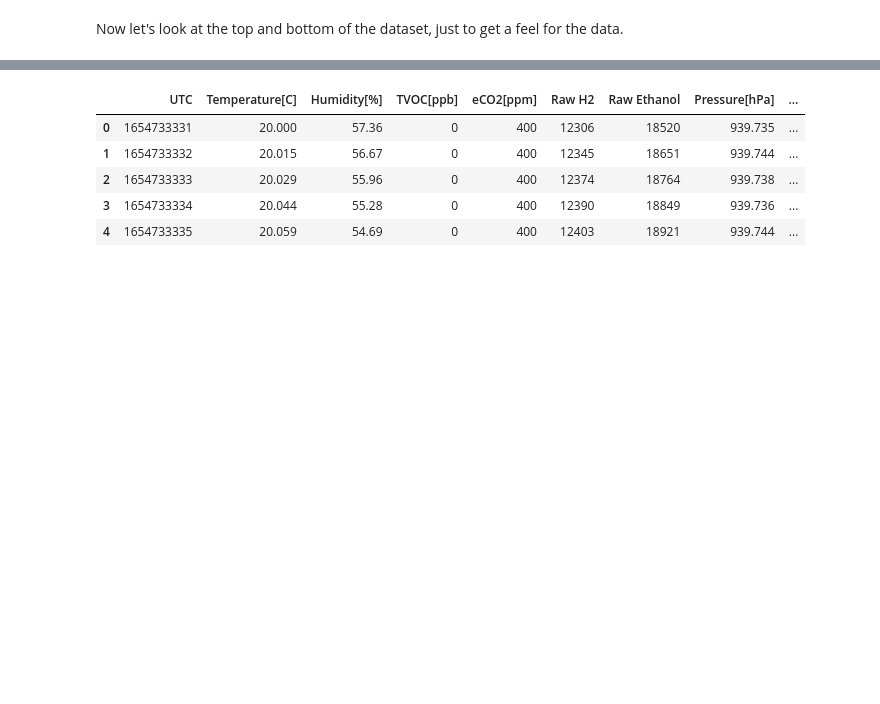
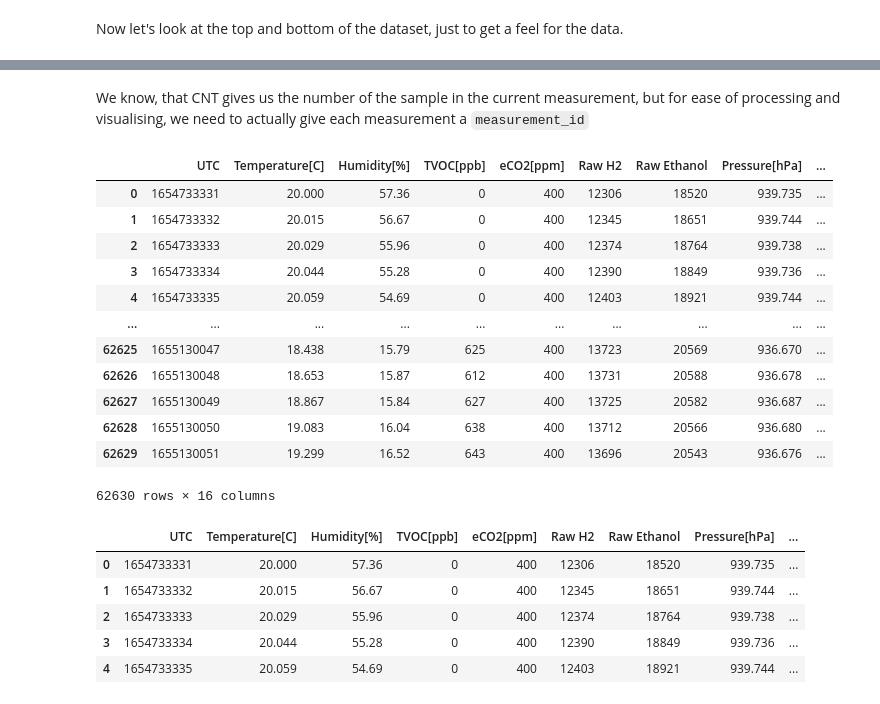
Before and after one commit to nikitakrh/smoke-detection, a Jupyter notebook: src/experiments/EDA.ipynb, the cells around one changed output, grey strips where cells are left out. Cells and saved outputs as stored; diff of their text form; code cells hidden in the pictures; blank space fills up the shorter version.

```diff
--- a/src/experiments/EDA.ipynb
+++ b/src/experiments/EDA.ipynb
@@ -81,3 +99,29 @@ Now let's look at the top and bottom of the dataset, just to get a feel for the
+# %% [markdown]
+We know, that CNT gives us the number of the sample in the current measurement, but for ease of processing and visualising, we need to actually give each measurement a `measurement_id`
+# %%
+df['measurement_id'] = [0 for _ in range(len(df))]
+last_cnt = 0
+current_id = 0
+for idx, row in df.iterrows():
+    if row['CNT'] <= last_cnt:
+        current_id += 1
+
+    df.loc[idx, 'measurement_id'] = current_id
+    last_cnt = row['CNT']
+# %% [output]
+|  | UTC | Temperature[C] | Humidity[%] | TVOC[ppb] | eCO2[ppm] | Raw H2 | Raw Ethanol | Pressure[hPa] | ... |
+| 0 | 1654733331 | 20.000 | 57.36 | 0 | 400 | 12306 | 18520 | 939.735 | ... |
+| 1 | 1654733332 | 20.015 | 56.67 | 0 | 400 | 12345 | 18651 | 939.744 | ... |
+| 2 | 1654733333 | 20.029 | 55.96 | 0 | 400 | 12374 | 18764 | 939.738 | ... |
+| 3 | 1654733334 | 20.044 | 55.28 | 0 | 400 | 12390 | 18849 | 939.736 | ... |
+| 4 | 1654733335 | 20.059 | 54.69 | 0 | 400 | 12403 | 18921 | 939.744 | ... |
+| ... | ... | ... | ... | ... | ... | ... | ... | ... | ... |
+| 62625 | 1655130047 | 18.438 | 15.79 | 625 | 400 | 13723 | 20569 | 936.670 | ... |
+| 62626 | 1655130048 | 18.653 | 15.87 | 612 | 400 | 13731 | 20588 | 936.678 | ... |
+| 62627 | 1655130049 | 18.867 | 15.84 | 627 | 400 | 13725 | 20582 | 936.687 | ... |
+| 62628 | 1655130050 | 19.083 | 16.04 | 638 | 400 | 13712 | 20566 | 936.680 | ... |
+| 62629 | 1655130051 | 19.299 | 16.52 | 643 | 400 | 13696 | 20543 | 936.676 | ... |
+62630 rows × 16 columns
 # %%
 df.head()
 # %% [output]
```
Also changed, not shown: parts of 8 cells of this notebook.
